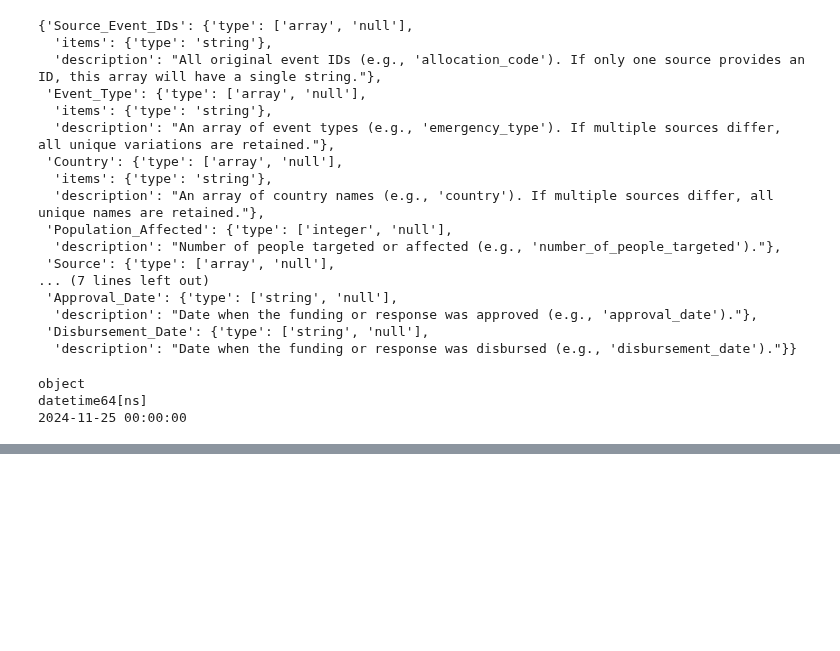
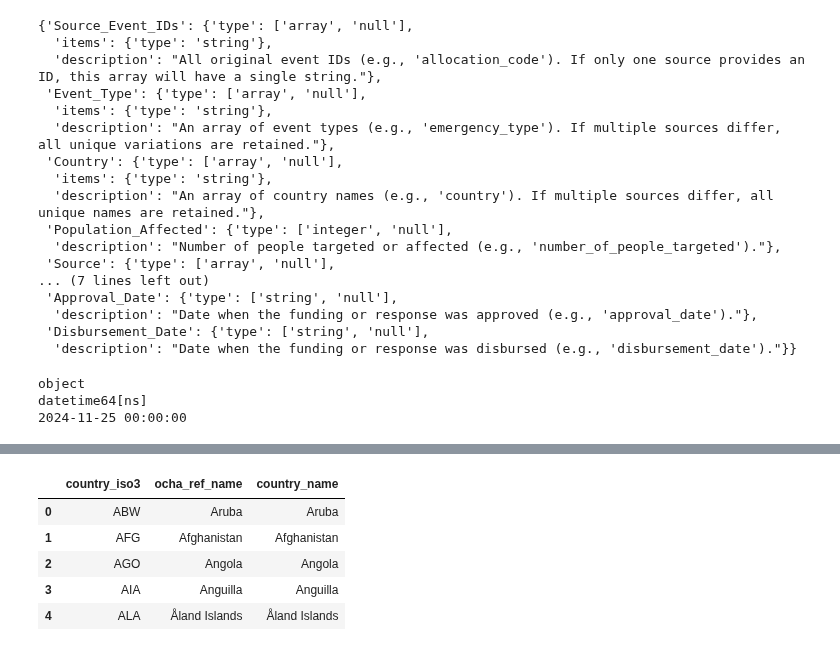
Before and after one commit to mapaction/disaster-impact, a Jupyter notebook: notebooks/data_inspector.ipynb, the cells around one changed output, grey strips where cells are left out. Cells and saved outputs as stored; diff of their text form; code cells hidden in the pictures; blank space fills up the shorter version.

Commit message:
Added a new dictionary to read iso3 from, and updated a bit - origin is from Daniel

```diff
--- a/notebooks/data_inspector.ipynb
+++ b/notebooks/data_inspector.ipynb
@@ -1443,0 +1507,11 @@ datetime64[ns]
+# %%
+import pandas as pd
+countries = pd.read_csv('/home/evangelos/src/disaster-impact/static_data/country_name_iso3_table.csv')
+countries.head()
+# %% [output]
+|  | country_iso3 | ocha_ref_name | country_name |
+| 0 | ABW | Aruba | Aruba |
+| 1 | AFG | Afghanistan | Afghanistan |
+| 2 | AGO | Angola | Angola |
+| 3 | AIA | Anguilla | Anguilla |
+| 4 | ALA | Åland Islands | Åland Islands |
```
Also changed, not shown: parts of 6 cells of this notebook, 4 other files.
